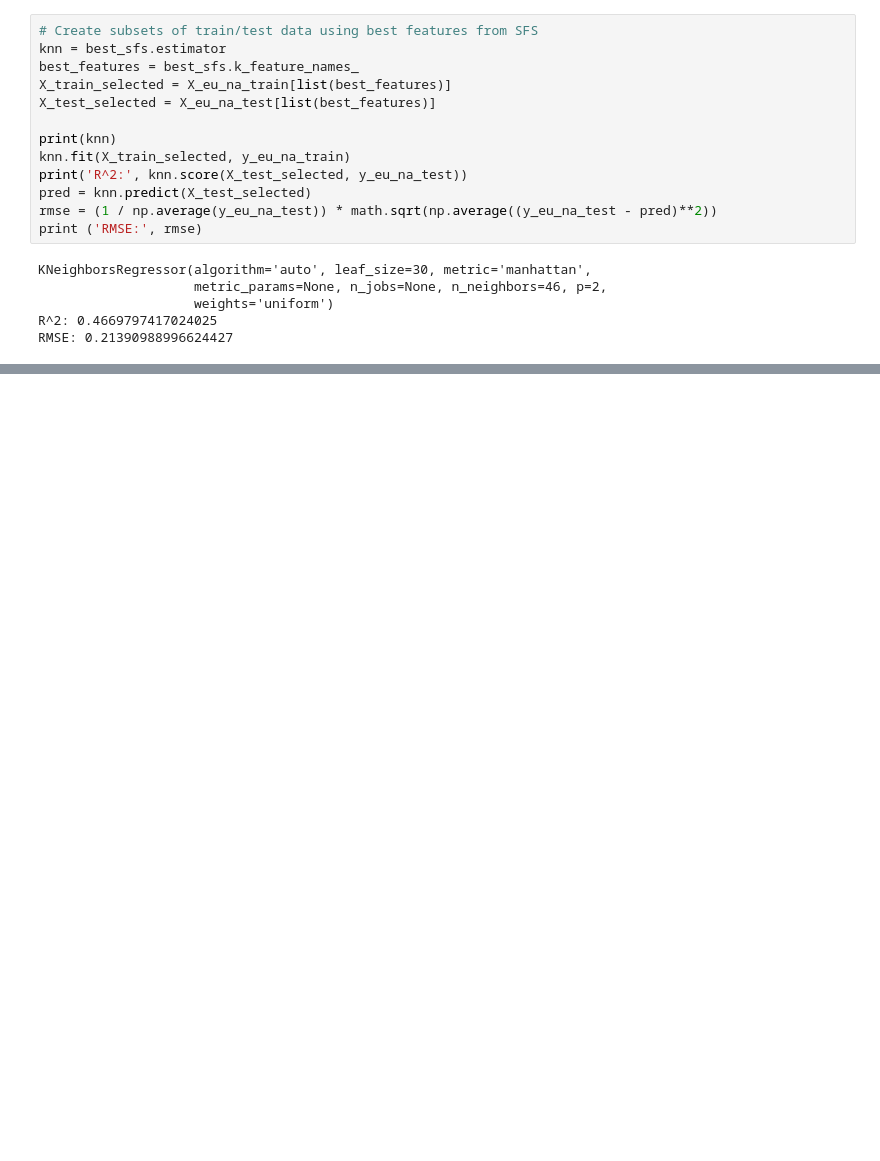
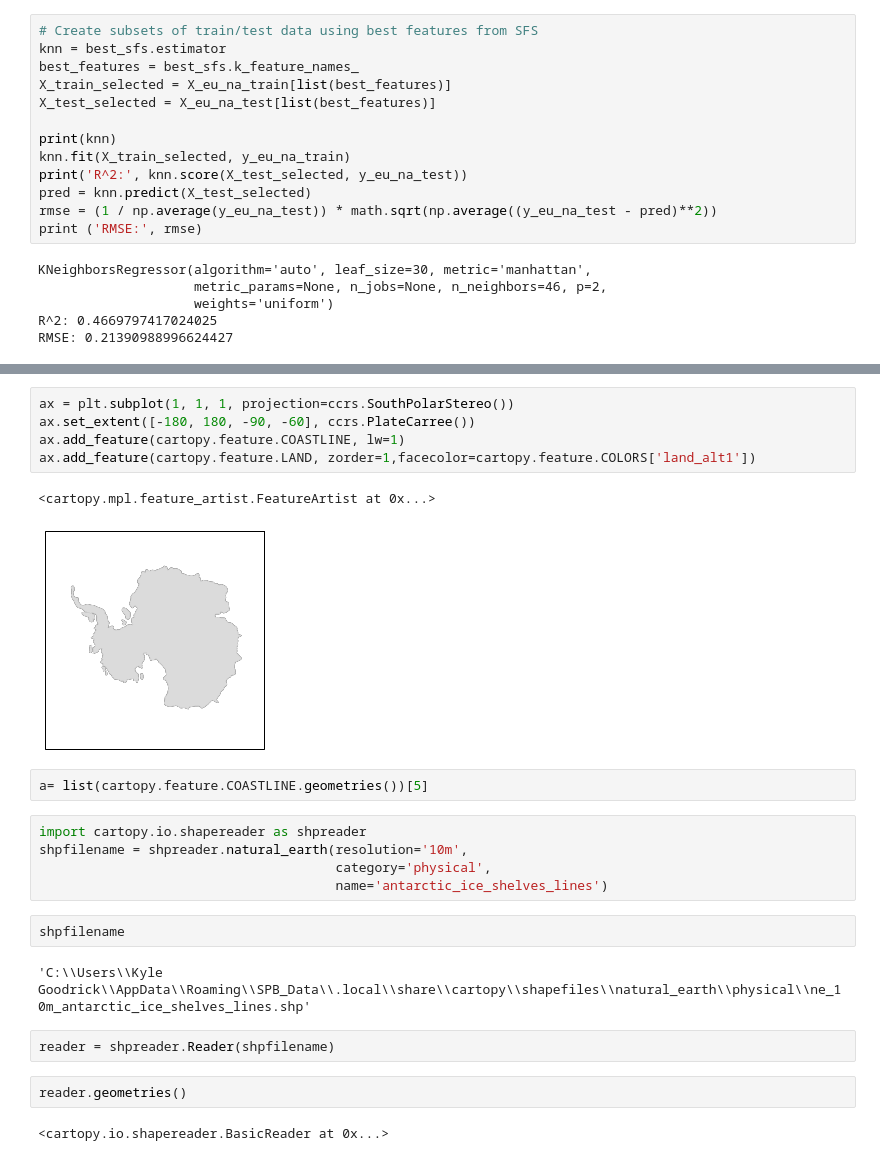
Before and after one commit to kjgoodrick/csci5622_Project, a Jupyter notebook: ghf_knn.ipynb, the cells around one changed output, grey strips where cells are left out. Cells and saved outputs as stored; diff of their text form; blank space fills up the shorter version.

```diff
--- a/ghf_knn.ipynb
+++ b/ghf_knn.ipynb
@@ -221,0 +278,25 @@ RMSE: 0.21390988996624427
+# %%
+ax = plt.subplot(1, 1, 1, projection=ccrs.SouthPolarStereo())
+ax.set_extent([-180, 180, -90, -60], ccrs.PlateCarree())
+ax.add_feature(cartopy.feature.COASTLINE, lw=1)
+ax.add_feature(cartopy.feature.LAND, zorder=1,facecolor=cartopy.feature.COLORS['land_alt1'])
+# %% [output]
+<cartopy.mpl.feature_artist.FeatureArtist at 0x...>
+[figure, added]
+# %%
+a= list(cartopy.feature.COASTLINE.geometries())[5]
+# %%
+import cartopy.io.shapereader as shpreader
+shpfilename = shpreader.natural_earth(resolution='10m',
+                                      category='physical',
+                                      name='antarctic_ice_shelves_lines')
+# %%
+shpfilename
+# %% [output]
+'C:\\Users\\Kyle Goodrick\\AppData\\Roaming\\SPB_Data\\.local\\share\\cartopy\\shapefiles\\natural_earth\\physical\\ne_10m_antarctic_ice_shelves_lines.shp'
+# %%
+reader = shpreader.Reader(shpfilename)
+# %%
+reader.geometries()
+# %% [output]
+<cartopy.io.shapereader.BasicReader at 0x...>
```
Also changed, not shown: parts of 36 cells of this notebook, 2 other files.
